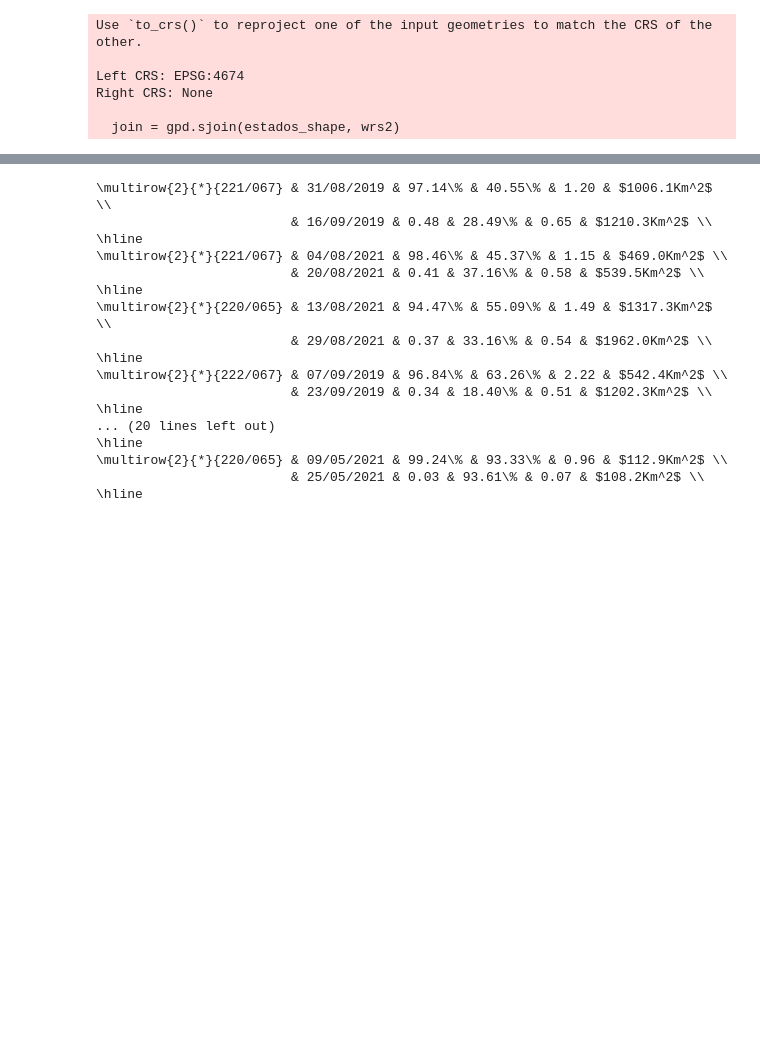
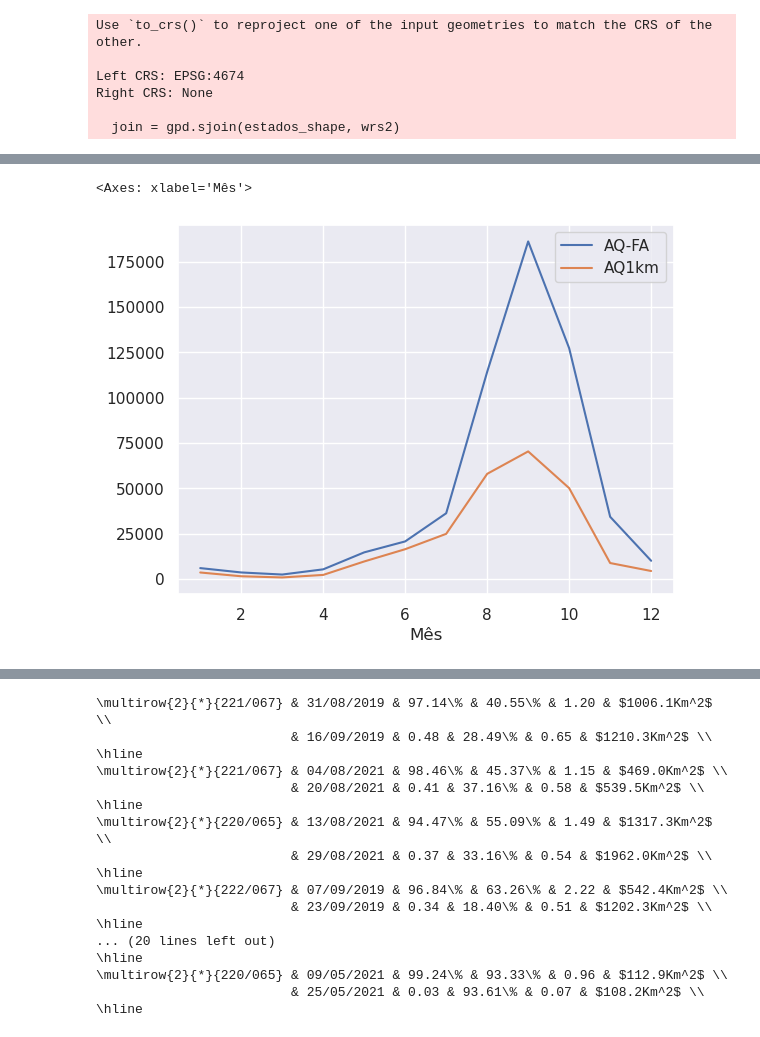
Before and after one commit to josebraz/INPE-Queimadas, a Jupyter notebook: validacao.ipynb, the cells around one changed output, grey strips where cells are left out. Saved outputs shown, nothing was run; the diff lists cells and outputs as text; code cells hidden in the pictures; blank space fills up the shorter version.

```diff
--- a/validacao.ipynb
+++ b/validacao.ipynb
@@ -167,15 +175,17 @@ Left CRS: EPSG:4674
 Right CRS: None
 
   join = gpd.sjoin(estados_shape, wrs2)
+# %%
+def get_year_date_pairs(year: int) -> list[tuple[str, str]]:
+    date_range = pd.date_range(f'{year}-01-01', periods=12, freq='M').insert(0, f'{year}-01-01')
+    return [((start + timedelta(days=0 if i == 0 else 1)).strftime('%Y-%m-%d'), end.strftime('%Y-%m-%d'))
+              for i, (start, end) in enumerate(split_by_range_index(date_range))]
 # %%
 from multiprocessing import Pool
 
-year = 2022
+year = 2021
 
-date_range = pd.date_range(f'{year}-01-01', periods=12, freq='M').insert(0, f'{year}-01-01')
-date_pairs = [((start + timedelta(days=0 if i == 0 else 1)).strftime('%Y-%m-%d'), end.strftime('%Y-%m-%d'))
-              for i, (start, end) in enumerate(split_by_range_index(date_range))]
-
+date_pairs = get_year_date_pairs(year)
 argss = [[brasil_wrs2.loc[index]['ORBITA'], brasil_wrs2.loc[index]['PONTO'],
           f'{start} 00:00:00-03:00', f'{end} 23:59:59-03:00']
           for index in brasil_wrs2.T
@@ -214,6 +224,6 @@ def calculate(args) -> float:
 print("Computing", len(argss), "values...")
 values = []
 with Pool(4) as pool:
-    values = pool.map(calculate, list(argss[::-1]))
+    values = pool.map(calculate, argss)
 # %% [output]
 Computing 4584 values...
@@ -235,0 +246,28 @@ Computing aq_fa/AQ-FA_225_68_2022-07-01_2022-07-31...
+# %%
+import glob
+
+year = 2022
+aq1km = pd.read_csv(os.path.join(directory, 'area_queimada_aq1km.csv'))
+date_pairs = get_year_date_pairs(year)
+
+def compare(args):
+    start, end = args
+    month = int(start.split('-')[1])
+    files = glob.iglob(f'aq_fa/AQ-FA_*_*_{start}_{end}')
+    gdfs = (gpd.read_file(file) for file in files if len(os.listdir(file)) > 0)
+    gdf = pd.concat(gdfs, ignore_index=True)
+    burned_aq1km = aq1km[(aq1km['Ano'] == year) & (aq1km['Mês'] == month)].iloc[0]['Total mensal']
+    burned_aqfa = get_burned_area_km2(gdf)
+    return {
+        'Ano': year,
+        'Mês': month,
+        'AQ-FA': round(burned_aqfa),
+        'AQ1km': round(burned_aq1km)
+    }
+
+values = []
+with Pool(5) as pool:
+    values = pool.map(compare, date_pairs)
+
+data_df = pd.DataFrame(values)
+data_df
@@ -235,0 +288,5 @@ Computing aq_fa/AQ-FA_225_68_2022-07-01_2022-07-31...
+# %%
+data_df.drop(["Ano"], axis=1).set_index(["Mês"]).plot.line()
+# %% [output]
+<Axes: xlabel='Mês'>
+[figure, added]
```
Also changed, not shown: parts of 4 cells of this notebook, 1 other file.
